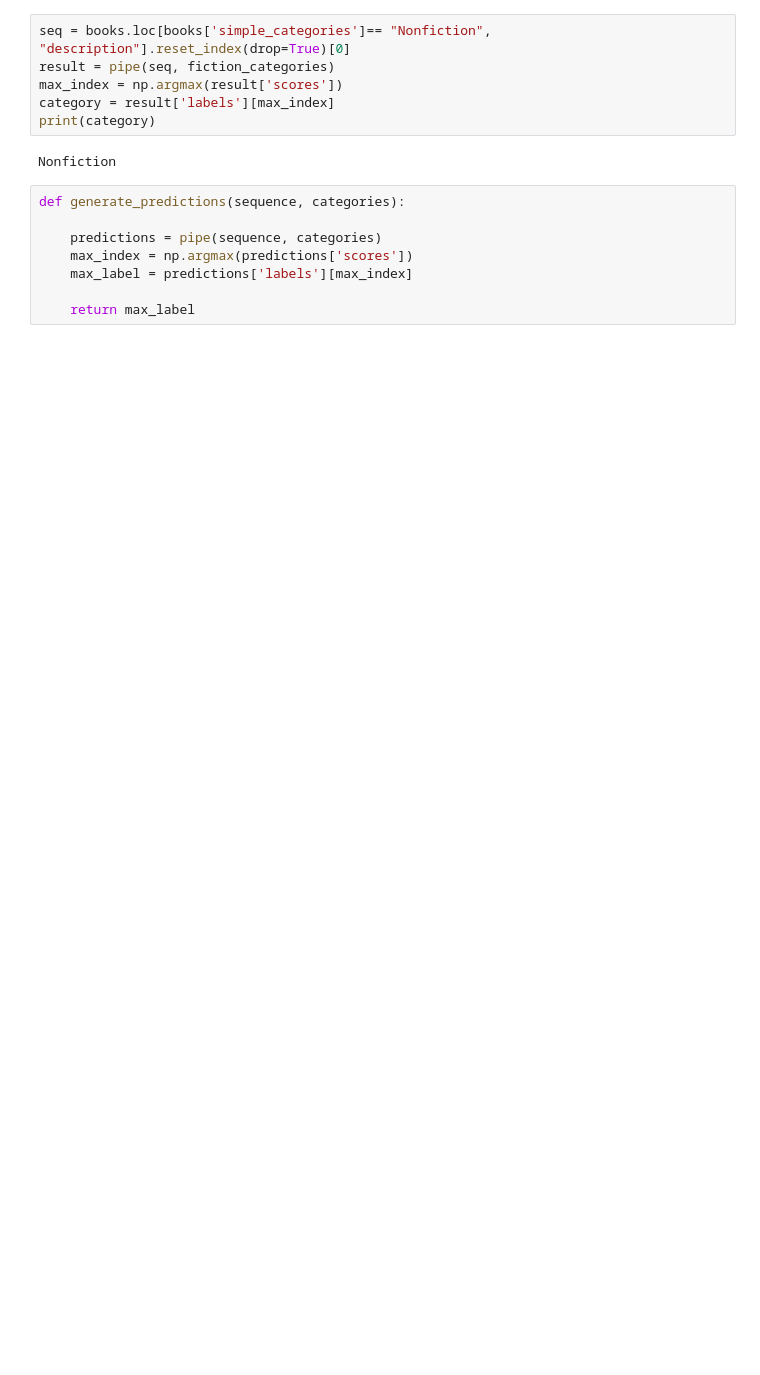
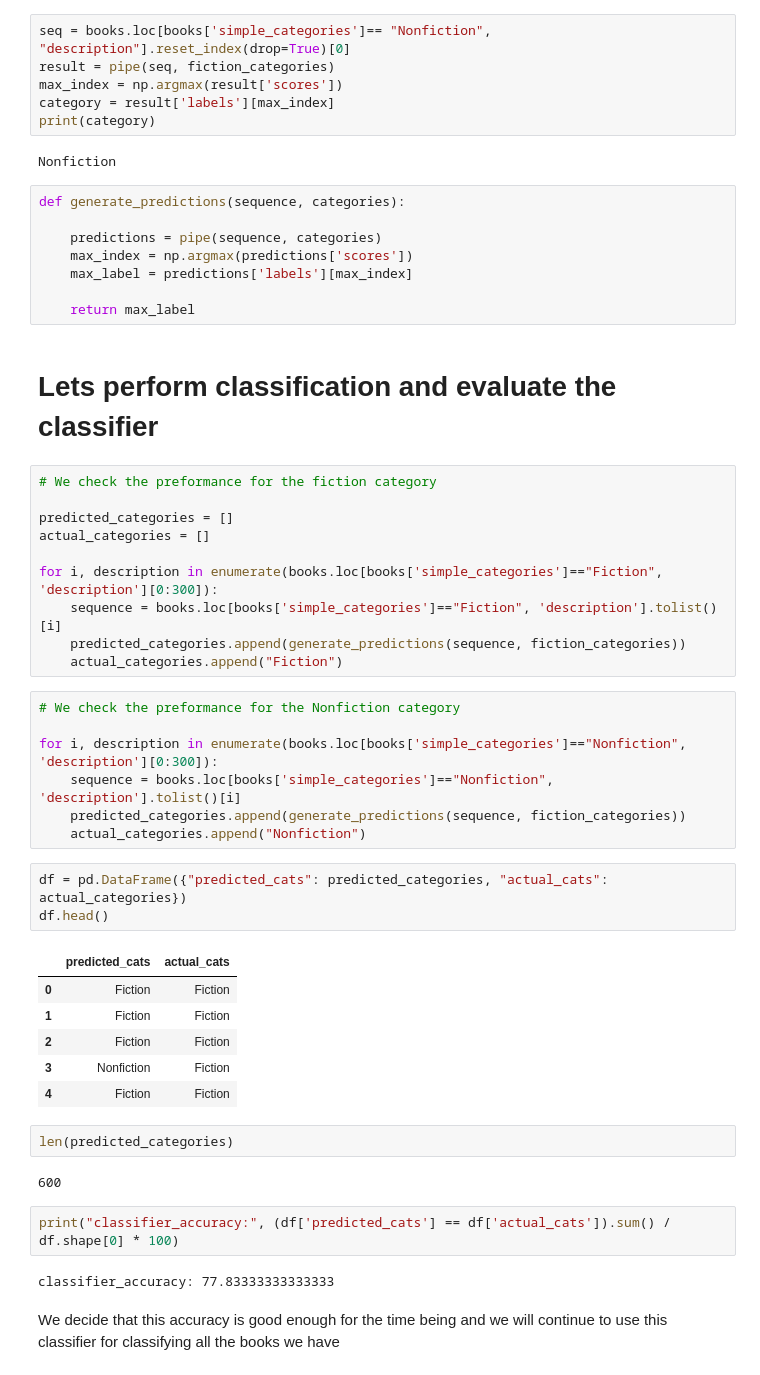
Before and after one commit to F-Bafti/Data_Science_ML_AI_Projects, a Jupyter notebook: Book_Recommender/Text_classification.ipynb, the cells around one changed output. Saved outputs shown, nothing was run; the diff lists cells and outputs as text; blank space fills up the shorter version.

```diff
--- a/Book_Recommender/Text_classification.ipynb
+++ b/Book_Recommender/Text_classification.ipynb
@@ -125,3 +125,42 @@ def generate_predictions(sequence, categories):
     max_label = predictions['labels'][max_index]
 
     return max_label
+# %% [markdown]
+# Lets perform classification and evaluate the classifier
+# %%
+# We check the preformance for the fiction category
+
+predicted_categories = []
+actual_categories = []
+
+for i, description in enumerate(books.loc[books['simple_categories']=="Fiction", 'description'][0:300]):
+    sequence = books.loc[books['simple_categories']=="Fiction", 'description'].tolist()[i]
+    predicted_categories.append(generate_predictions(sequence, fiction_categories))
+    actual_categories.append("Fiction")
+# %%
+# We check the preformance for the Nonfiction category
+
+for i, description in enumerate(books.loc[books['simple_categories']=="Nonfiction", 'description'][0:300]):
+    sequence = books.loc[books['simple_categories']=="Nonfiction", 'description'].tolist()[i]
+    predicted_categories.append(generate_predictions(sequence, fiction_categories))
+    actual_categories.append("Nonfiction")
+# %%
+df = pd.DataFrame({"predicted_cats": predicted_categories, "actual_cats": actual_categories})
+df.head()
+# %% [output]
+|  | predicted_cats | actual_cats |
+| 0 | Fiction | Fiction |
+| 1 | Fiction | Fiction |
+| 2 | Fiction | Fiction |
+| 3 | Nonfiction | Fiction |
+| 4 | Fiction | Fiction |
+# %%
+len(predicted_categories)
+# %% [output]
+600
+# %%
+print("classifier_accuracy:", (df['predicted_cats'] == df['actual_cats']).sum() / df.shape[0] * 100)
+# %% [output]
+classifier_accuracy: 77.83333333333333
+# %% [markdown]
+We decide that this accuracy is good enough for the time being and we will continue to use this classifier for classifying all the books we have
```
Also changed, not shown: parts of 16 cells of this notebook, 5 other files.
